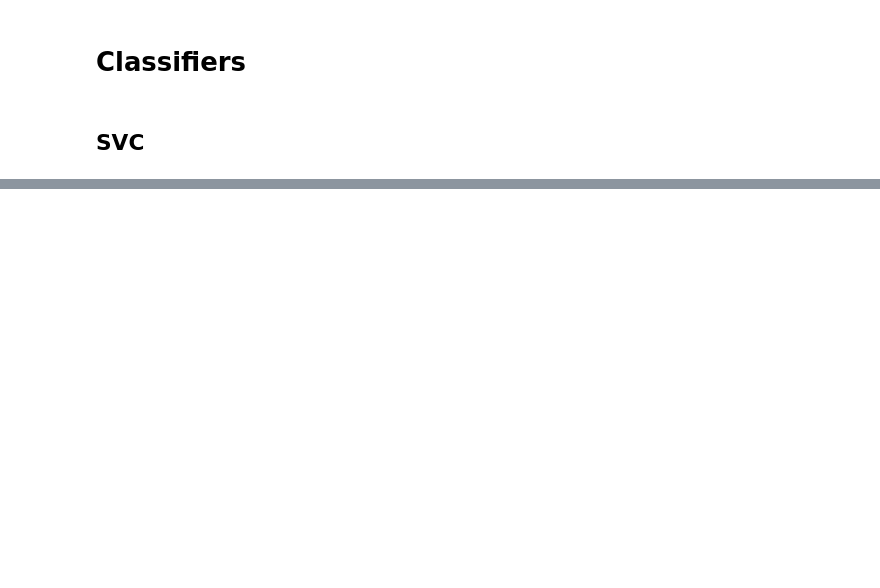
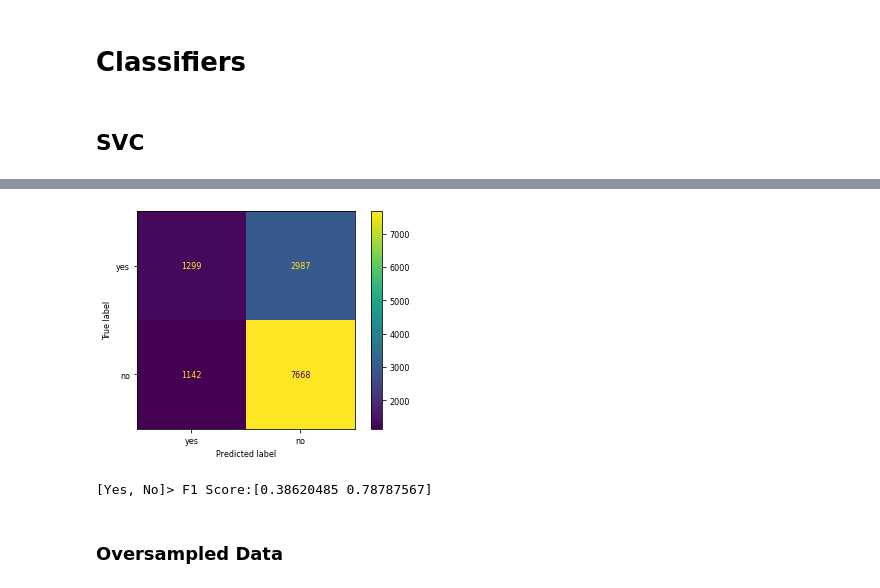
Before and after one commit to PedroMarques27/ED, a Jupyter notebook: Data_mining_Notebook.ipynb, the cells around one changed output, grey strips where cells are left out. Drawn from its saved outputs; the diff is of its cells as text; code cells hidden in the pictures; blank space fills up the shorter version.

```diff
--- a/Data_mining_Notebook.ipynb
+++ b/Data_mining_Notebook.ipynb
@@ -409,0 +393,4 @@ ax.grid()
+# %%
+rus = RandomUnderSampler(random_state=42, replacement=True)
+X_train_u, Y_train_u = rus.fit_resample(X_train_pca, Y_train)
+print(Y_train_u.value_counts())
@@ -451,0 +501,6 @@ pred_labels_cv = cross_val_predict(best_estimator, X,y, cv=5)
+# %%
+# fitting the model for grid search
+grid = GridSearchCV(SVC(), param_grid, refit=True, verbose=3, cv=5)
+grid.fit(X_train_u, Y_train_u)
+best_estimator_us = grid.best_estimator_
+best_estimator_us
@@ -452,6 +515,12 @@ pred_labels_cv = cross_val_predict(best_estimator, X,y, cv=5)
 # %%
-cm = confusion_matrix(y, pred_labels_cv)
+pred_labels = best_estimator_us.predict(X_test_pca)
+cm = confusion_matrix(Y_test, pred_labels)
 disp = ConfusionMatrixDisplay(confusion_matrix=cm, display_labels=["yes","no"])
 disp.plot()
 plt.show()
-print(f1_score(y,pred_labels_cv, average = None))
+print(f"[Yes, No]> F1 Score:{f1_score(Y_test,pred_labels, average = None)}")
+# %% [output]
+[figure, added]
+[Yes, No]> F1 Score:[0.38620485 0.78787567]
+# %% [markdown]
+### Oversampled Data
```
Also changed, not shown: parts of 37 cells of this notebook.
